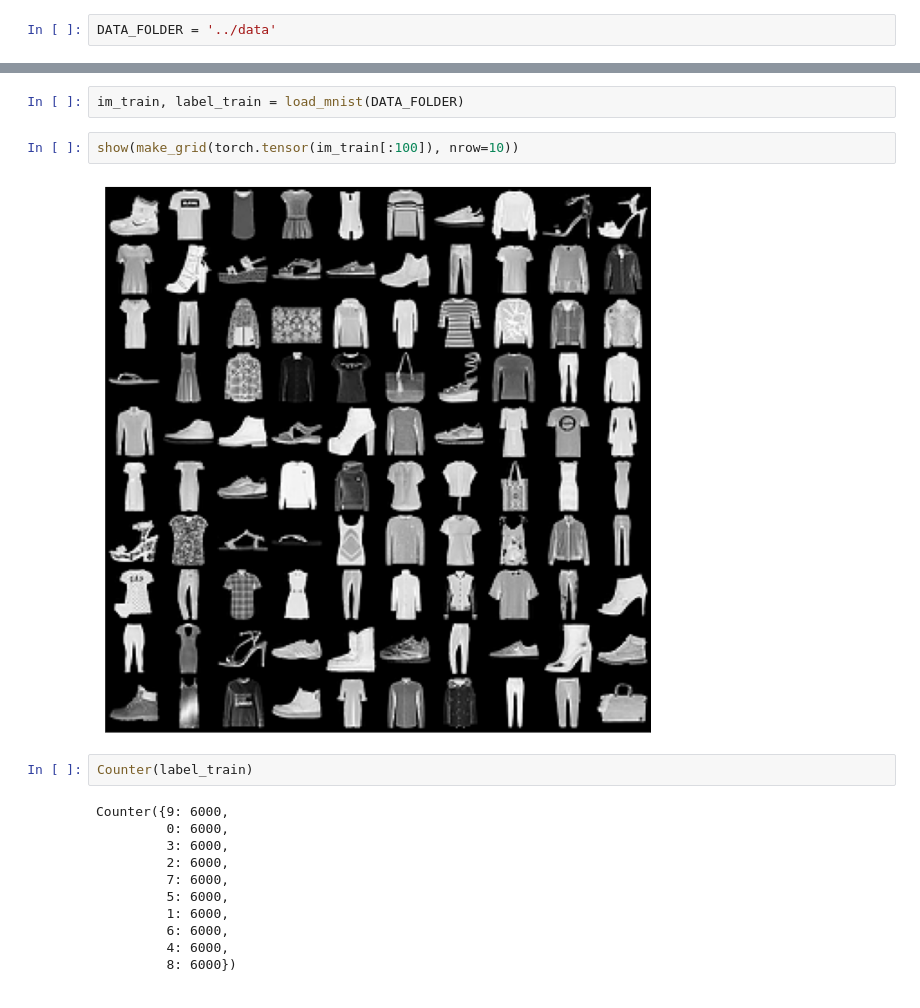
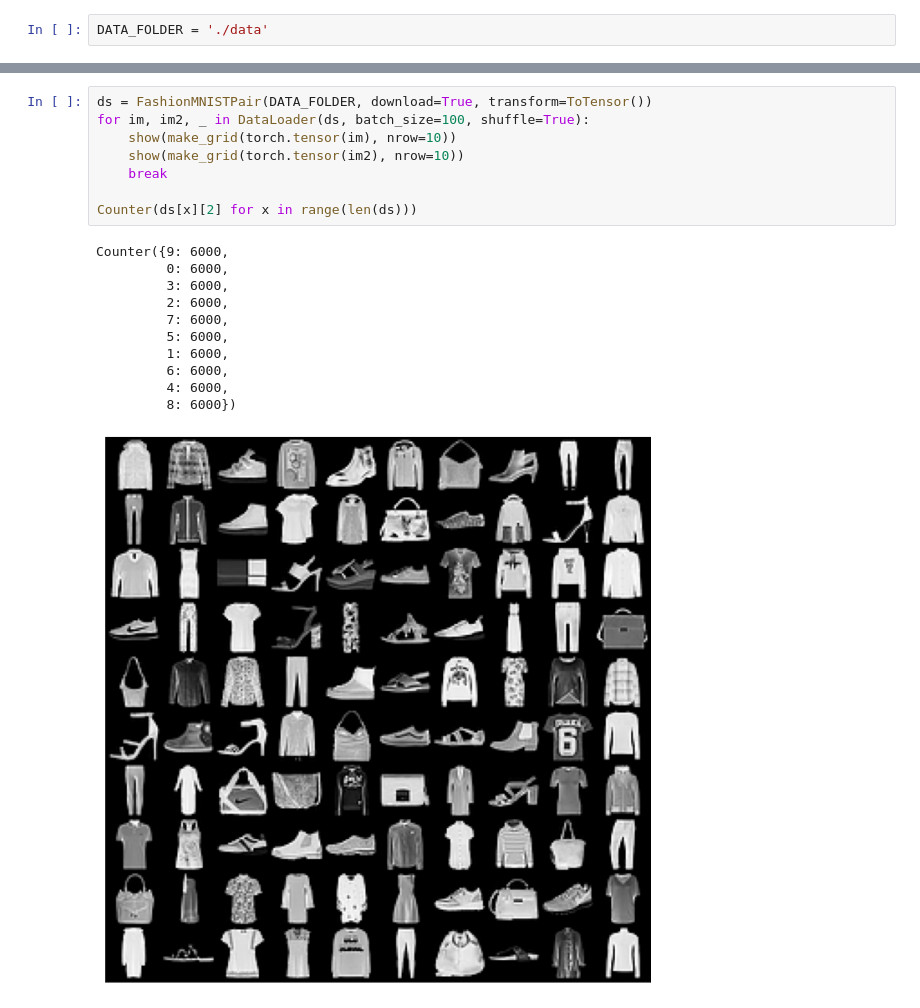
Before and after one commit to giaco5988/hcl-on-fashion-mnist, a Jupyter notebook: notebooks/visualize-data.ipynb, the cells around one changed output, grey strips where cells are left out. Saved outputs shown, nothing was run; the diff lists cells and outputs as text.

Commit message:
visualize data from data loaders

```diff
--- a/notebooks/visualize-data.ipynb
+++ b/notebooks/visualize-data.ipynb
@@ -15,3 +21,3 @@ import torchvision.transforms.functional as F
 # %%
-DATA_FOLDER = '../data'
+DATA_FOLDER = './data'
 # %%
@@ -38,22 +31,23 @@ def show(imgs):
         img = F.to_pil_image(img)
         axs[0, i].imshow(np.asarray(img))
         axs[0, i].set(xticklabels=[], yticklabels=[], xticks=[], yticks=[])
-# %%
-im_train, label_train = load_mnist(DATA_FOLDER)
-# %%
-show(make_grid(torch.tensor(im_train[:100]), nrow=10))
-# %% [output]
-[figure, removed]
-# %%
-Counter(label_train)
-# %% [output]
-Counter({9: 6000,
-         0: 6000,
-         3: 6000,
-         2: 6000,
-         7: 6000,
-         5: 6000,
-         1: 6000,
-         6: 6000,
-         4: 6000,
-         8: 6000})
+# %%
+ds = FashionMNISTPair(DATA_FOLDER, download=True, transform=ToTensor())
+for im, im2, _ in DataLoader(ds, batch_size=100, shuffle=True):
+    show(make_grid(torch.tensor(im), nrow=10))
+    show(make_grid(torch.tensor(im2), nrow=10))
+    break
+
+Counter(ds[x][2] for x in range(len(ds)))
+# %% [output]
+Counter({9: 6000,
+         0: 6000,
+         3: 6000,
+         2: 6000,
+         7: 6000,
+         5: 6000,
+         1: 6000,
+         6: 6000,
+         4: 6000,
+         8: 6000})
+[figure, added]
```
Also changed, not shown: parts of 5 cells of this notebook.
